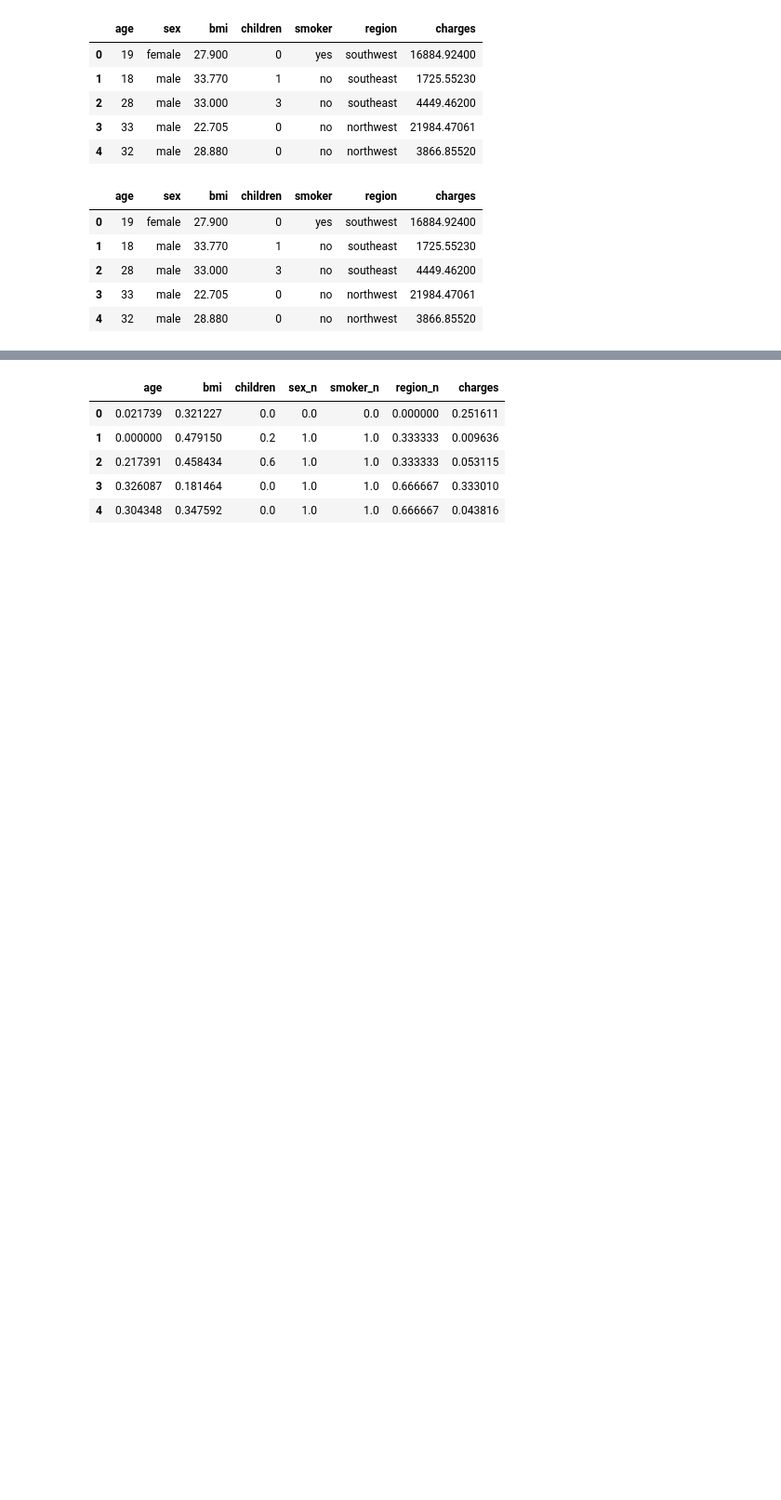
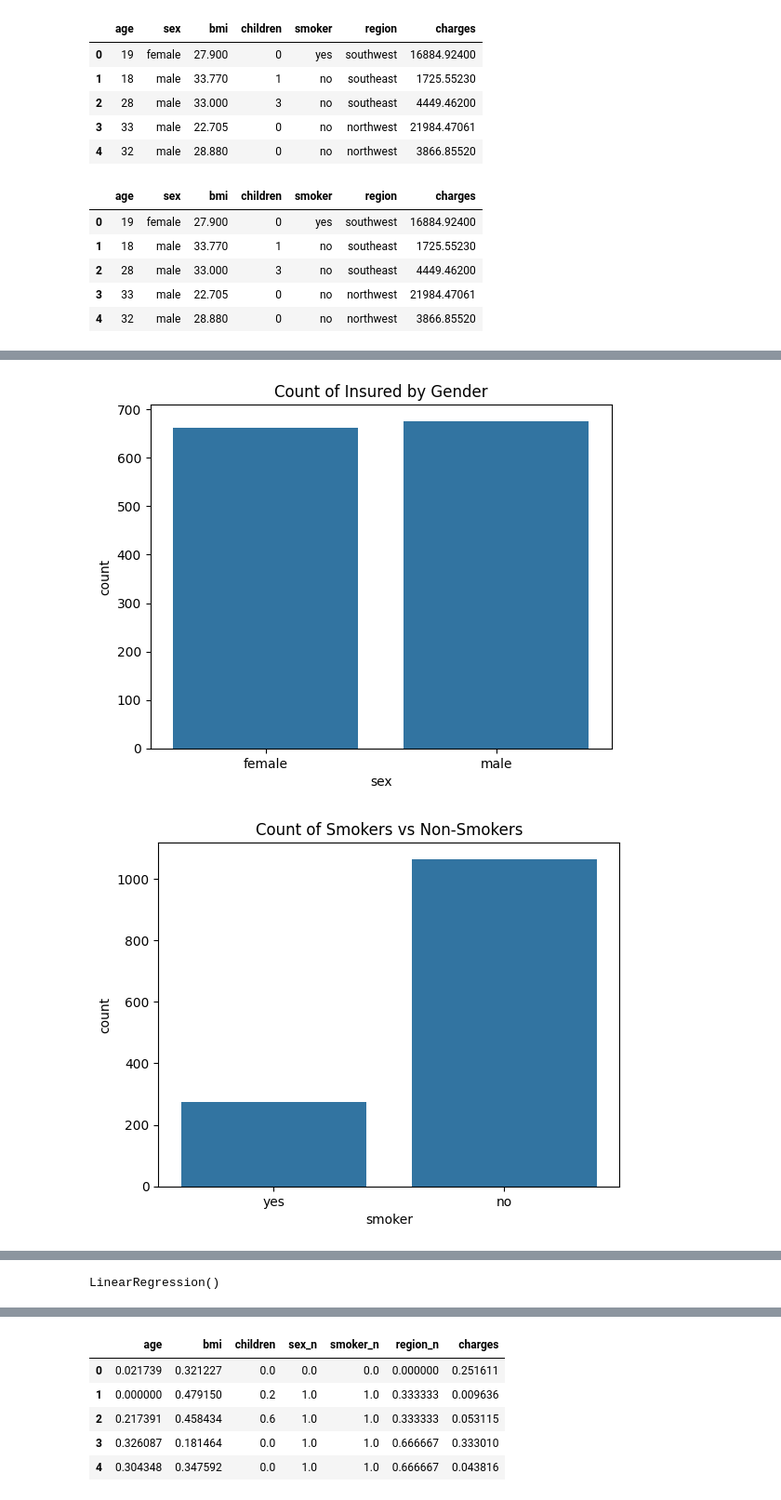
Before and after one commit to Mariarodrigues27/Linear-Regression-Project-Tutorial, a Jupyter notebook: src/explore.ipynb, the cells around one changed output, grey strips where cells are left out. Shown at 93% size. Saved outputs shown, nothing was run; the diff lists cells and outputs as text; code cells hidden in the pictures; blank space fills up the shorter version.

```diff
--- a/src/explore.ipynb
+++ b/src/explore.ipynb
@@ -24,0 +97,15 @@ total_data.head()
+# %%
+sns.countplot(x='sex', data=data)
+plt.title('Count of Insured by Gender')
+plt.show()
+
+sns.countplot(x='smoker', data=data)
+plt.title('Count of Smokers vs Non-Smokers')
+plt.show()
+
+sns.boxplot(x='region', y='charges', data=data)
+plt.title('Charges by Region')
+plt.show()
+# %% [output]
+[figure, added]
+[figure, added]
@@ -24,0 +126,11 @@ total_data.head()
+# %%
+from sklearn.linear_model import LinearRegression
+from sklearn.metrics import mean_squared_error, r2_score
+
+# Initialize the model
+model = LinearRegression()
+
+# Fit the model
+model.fit(X_train, y_train)
+# %% [output]
+LinearRegression()
```
Also changed, not shown: parts of 10 cells of this notebook.
